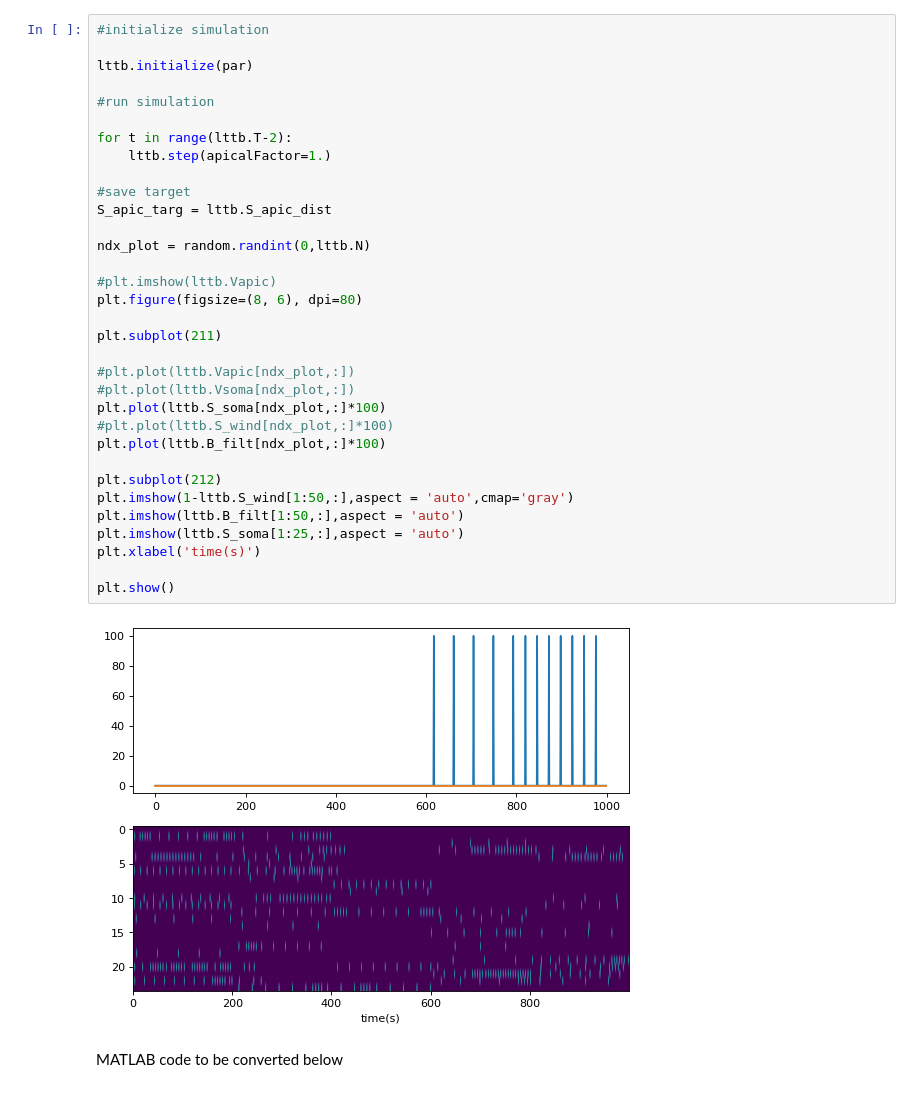
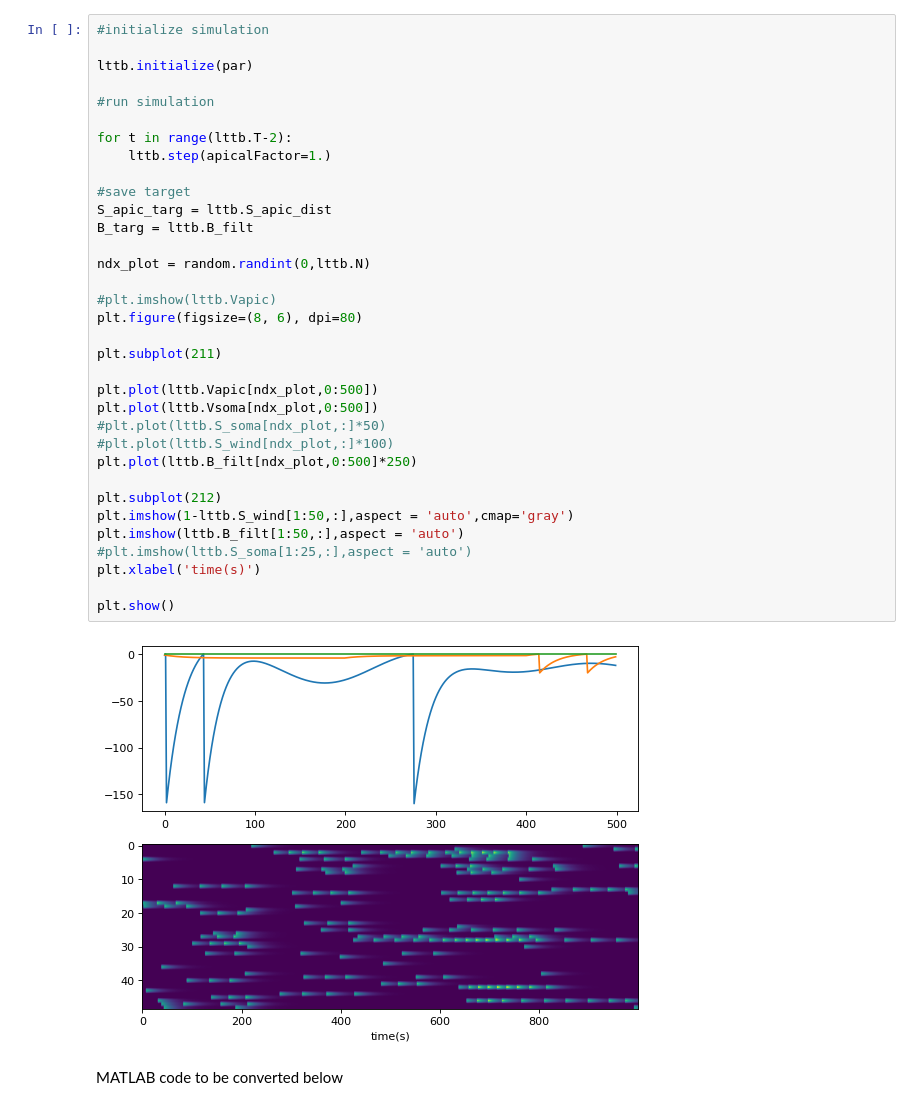
Before and after one commit to cristianocapone/LTTB, a Jupyter notebook: 3D-trajectory.ipynb, the cells around one changed output. Drawn from its saved outputs; the diff is of its cells as text.

```diff
--- a/3D-trajectory.ipynb
+++ b/3D-trajectory.ipynb
@@ -93,38 +90,39 @@ plt.show()
 # %%
 #initialize simulation
 
 lttb.initialize(par)
 
 #run simulation
 
 for t in range(lttb.T-2):
     lttb.step(apicalFactor=1.)
 
 #save target
 S_apic_targ = lttb.S_apic_dist
+B_targ = lttb.B_filt
 
 ndx_plot = random.randint(0,lttb.N)
 
 #plt.imshow(lttb.Vapic)
 plt.figure(figsize=(8, 6), dpi=80)
 
 plt.subplot(211)
 
-#plt.plot(lttb.Vapic[ndx_plot,:])
-#plt.plot(lttb.Vsoma[ndx_plot,:])
-plt.plot(lttb.S_soma[ndx_plot,:]*100)
+plt.plot(lttb.Vapic[ndx_plot,0:500])
+plt.plot(lttb.Vsoma[ndx_plot,0:500])
+#plt.plot(lttb.S_soma[ndx_plot,:]*50)
 #plt.plot(lttb.S_wind[ndx_plot,:]*100)
-plt.plot(lttb.B_filt[ndx_plot,:]*100)
+plt.plot(lttb.B_filt[ndx_plot,0:500]*250)
 
 plt.subplot(212)
 plt.imshow(1-lttb.S_wind[1:50,:],aspect = 'auto',cmap='gray')
 plt.imshow(lttb.B_filt[1:50,:],aspect = 'auto')
-plt.imshow(lttb.S_soma[1:25,:],aspect = 'auto')
+#plt.imshow(lttb.S_soma[1:25,:],aspect = 'auto')
 plt.xlabel('time(s)')
 
 plt.show()
 # %% [output]
-[figure, old version]
+[figure, new version]
 # %% [markdown]
 MATLAB code to be converted below
 # %%
```
Also changed, not shown: parts of 8 cells of this notebook, 1 other file.
